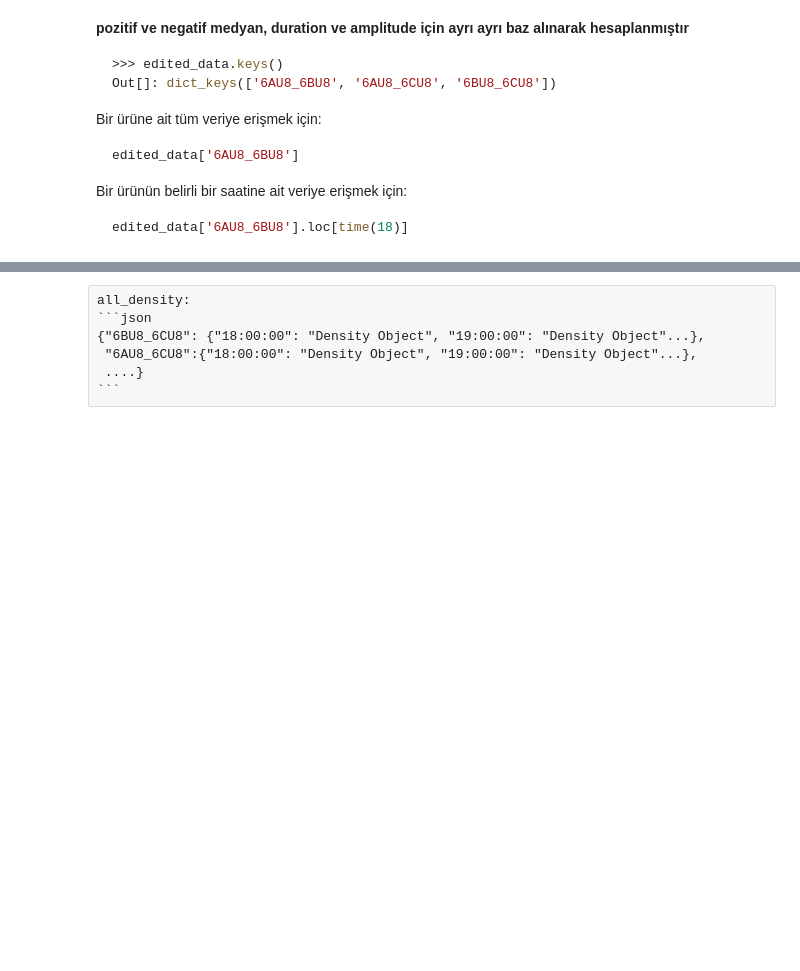
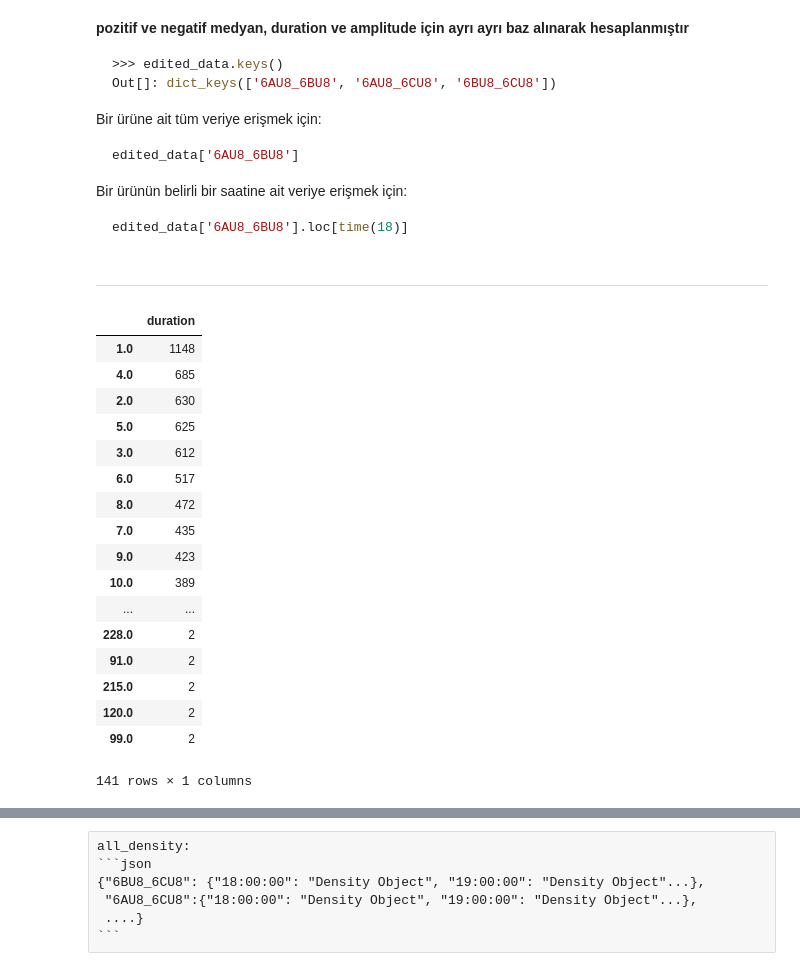
Before and after one commit to birdalugur/cefis2, a Jupyter notebook: main.ipynb, the cells around one changed output, grey strips where cells are left out. Drawn from its saved outputs; the diff is of its cells as text; code cells hidden in the pictures; blank space fills up the shorter version.

```diff
--- a/main.ipynb
+++ b/main.ipynb
@@ -260,3 +258,26 @@ for pair in pairs:
         con_df = con.single_scan(current)
         con_list.append(con_df)
     edited_data[pair] = pd.concat(con_list,keys=hour_series)
+# %% [markdown]
+---
+# %%
+aux.element_counts(edited_data['6AU8_6BU8'].duration)
+# %% [output]
+|  | duration |
+| 1.0 | 1148 |
+| 4.0 | 685 |
+| 2.0 | 630 |
+| 5.0 | 625 |
+| 3.0 | 612 |
+| 6.0 | 517 |
+| 8.0 | 472 |
+| 7.0 | 435 |
+| 9.0 | 423 |
+| 10.0 | 389 |
+| ... | ... |
+| 228.0 | 2 |
+| 91.0 | 2 |
+| 215.0 | 2 |
+| 120.0 | 2 |
+| 99.0 | 2 |
+141 rows × 1 columns
```
Also changed, not shown: parts of 5 cells of this notebook, 5 other files.
